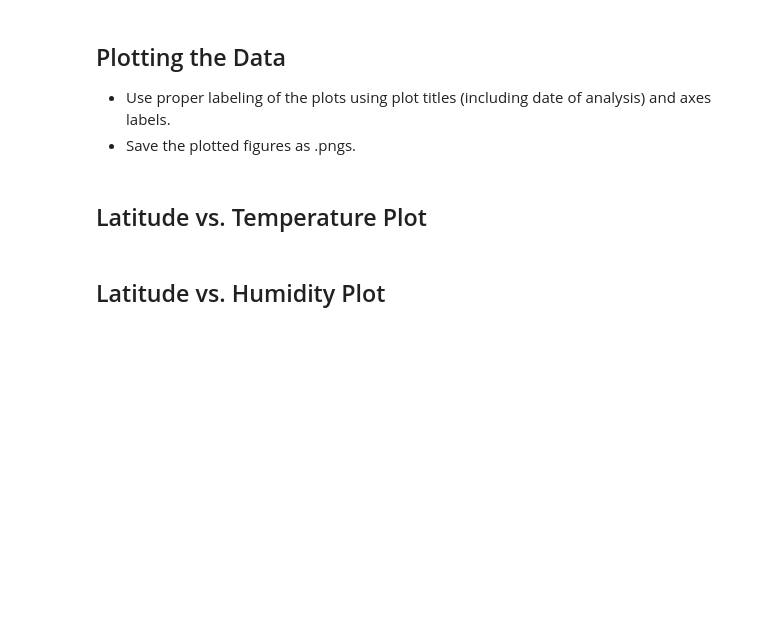
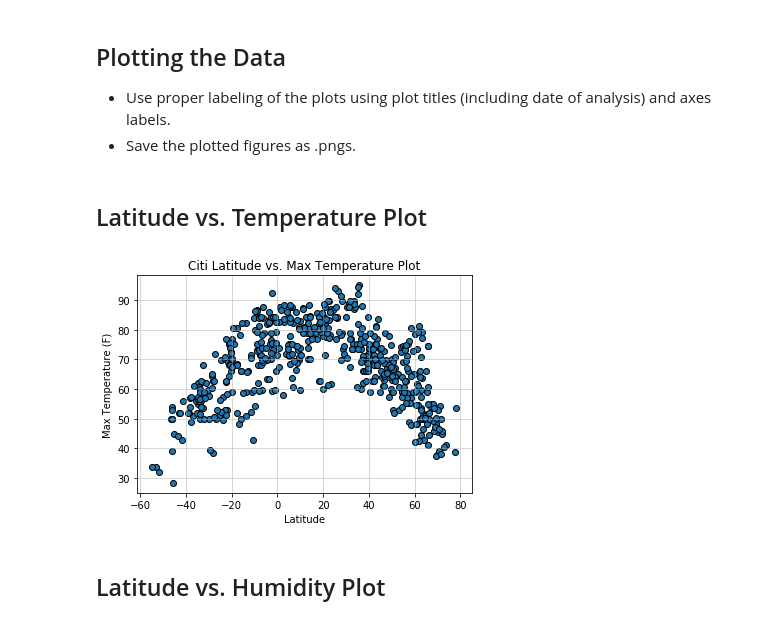
Before and after one commit to Micovs/Python-API-challenge, a Jupyter notebook: WeatherPy/WeatherPy.ipynb, the cells around one changed output. Cells and saved outputs as stored; diff of their text form; code cells hidden in the pictures; blank space fills up the shorter version.

Commit message:
Solved plots

```diff
--- a/WeatherPy/WeatherPy.ipynb
+++ b/WeatherPy/WeatherPy.ipynb
@@ -242,5 +258,25 @@ clean_city_data_rel.to_csv(output_data_file2)
 * Save the plotted figures as .pngs.
 # %% [markdown]
 ## Latitude vs. Temperature Plot
+# %%
+#creating scatter plot from clean_city_data_rel
+plt.scatter(
+    clean_city_data_rel["Lat"],
+    clean_city_data_rel["Max Temp"],
+    marker="o",
+    edgecolors="black",
+    facecolors="#1f77b4")
+
+# Adding x labels, y labels and grid
+plt.xlabel("Latitude")
+plt.ylabel("Max Temperature (F)")
+plt.title("Citi Latitude vs. Max Temperature Plot")
+plt.grid(linestyle ="-", linewidth = 1, alpha = 0.5)
+
+# Save and show the scatter plot graph
+plt.savefig("../output_data/Lat_vs_Temp_plot.png")
+plt.show()
+# %% [output]
+[figure, added]
 # %% [markdown]
 ## Latitude vs. Humidity Plot
```
Also changed, not shown: parts of 21 cells of this notebook, 14 other files.
